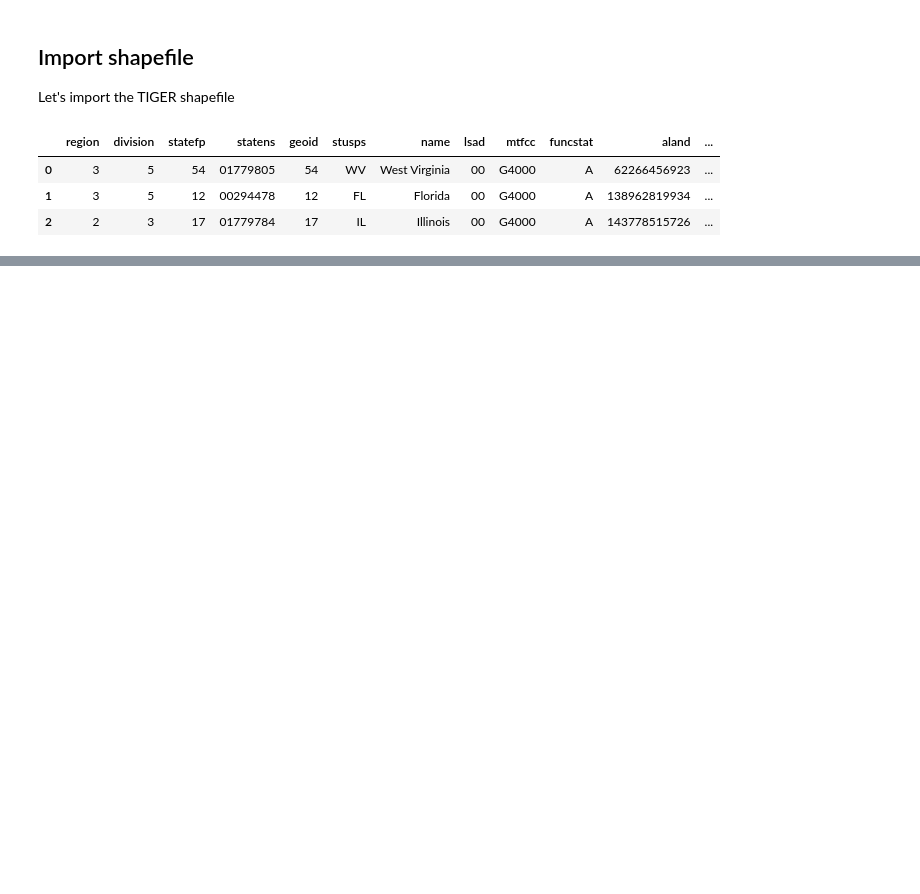
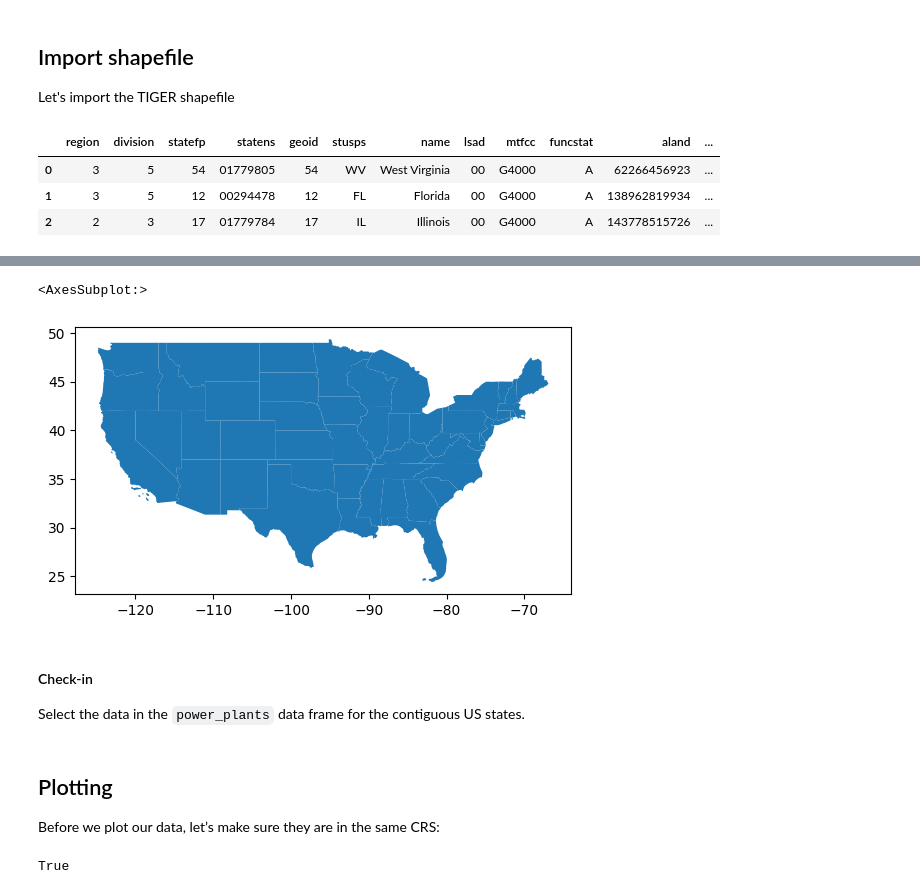
Before and after one commit to rfswick/eds220-2024-in-class, a Jupyter notebook: week5-csv-to-geodf.ipynb, the cells around one changed output, grey strips where cells are left out. Cells and saved outputs as stored; diff of their text form; code cells hidden in the pictures; blank space fills up the shorter version.

```diff
--- a/week5-csv-to-geodf.ipynb
+++ b/week5-csv-to-geodf.ipynb
@@ -128,0 +143,6 @@ EPSG:4269
+# %%
+ code_cols = ['region', 'division', 'statefp']
+
+# Check whether codes columns are strings
+ for column in code_cols:
+    print(f"{column} is string dtype? {is_string_dtype(states[column])}")
@@ -128,0 +157,5 @@ EPSG:4269
+# %%
+# Update code columns into integers
+for column in code_cols:
+    states[column] = states[column].astype('int')
+    assert is_numeric_dtype(states[column])  # Check conversion
@@ -128,0 +206,3 @@ EPSG:4269
+# %%
+# Select contiguous US states
+contiguous = states[(states.region!=9) & (~states.statefp.isin([2,15]))]
@@ -128,0 +216,8 @@ EPSG:4269
+# %%
+contiguous.plot()
+# %% [output]
+<AxesSubplot:>
+[figure, added]
+# %% [markdown]
+#### Check-in
+Select the data in the `power_plants` data frame for the contiguous US states.
@@ -128,0 +226,8 @@ EPSG:4269
+# %% [markdown]
+## Plotting
+
+Before we plot our data, let’s make sure they are in the same CRS:
+# %%
+contiguous.crs == power_plants.crs
+# %% [output]
+True
```
Also changed, not shown: parts of 27 cells of this notebook.
